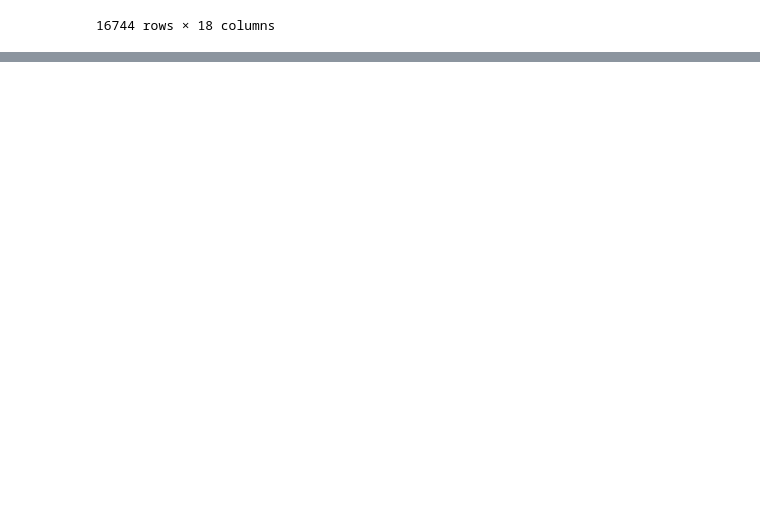
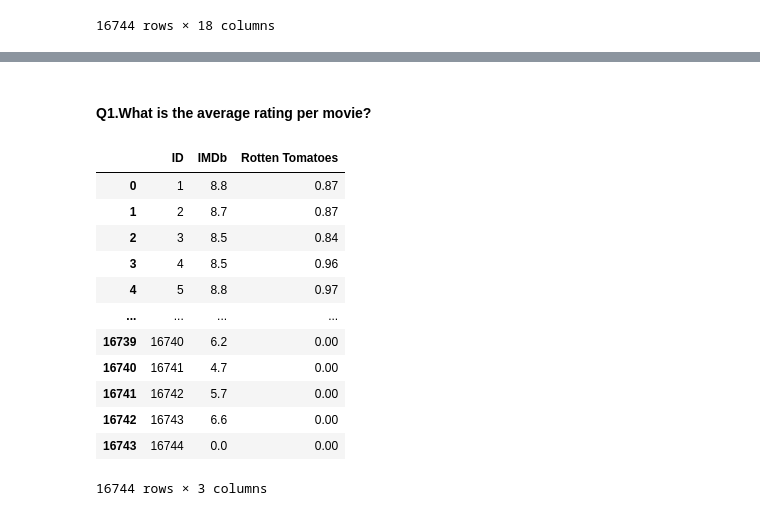
Before and after one commit to rohitabraham86/my_python_activity, a Jupyter notebook: Practical_activity_week3.ipynb, the cells around one changed output, grey strips where cells are left out. Drawn from its saved outputs; the diff is of its cells as text; code cells hidden in the pictures; blank space fills up the shorter version.

```diff
--- a/Practical_activity_week3.ipynb
+++ b/Practical_activity_week3.ipynb
@@ -466,0 +491,23 @@ Name: Runtime, Length: 16744, dtype: float64
+# %% [markdown]
+#### Q1.What is the average rating per movie?
+# %%
+# Create DataFrame and fill NaN with 0.
+mov_ott_ratings = merged_data[['ID', 'IMDb', 'Rotten Tomatoes']]
+mov_ott_ratings_final = mov_ott_ratings.fillna(0)
+
+# View the dataframe
+mov_ott_ratings_final
+# %% [output]
+|  | ID | IMDb | Rotten Tomatoes |
+| 0 | 1 | 8.8 | 0.87 |
+| 1 | 2 | 8.7 | 0.87 |
+| 2 | 3 | 8.5 | 0.84 |
+| 3 | 4 | 8.5 | 0.96 |
+| 4 | 5 | 8.8 | 0.97 |
+| ... | ... | ... | ... |
+| 16739 | 16740 | 6.2 | 0.00 |
+| 16740 | 16741 | 4.7 | 0.00 |
+| 16741 | 16742 | 5.7 | 0.00 |
+| 16742 | 16743 | 6.6 | 0.00 |
+| 16743 | 16744 | 0.0 | 0.00 |
+16744 rows × 3 columns
```
Also changed, not shown: parts of 27 cells of this notebook, 1 other file.
